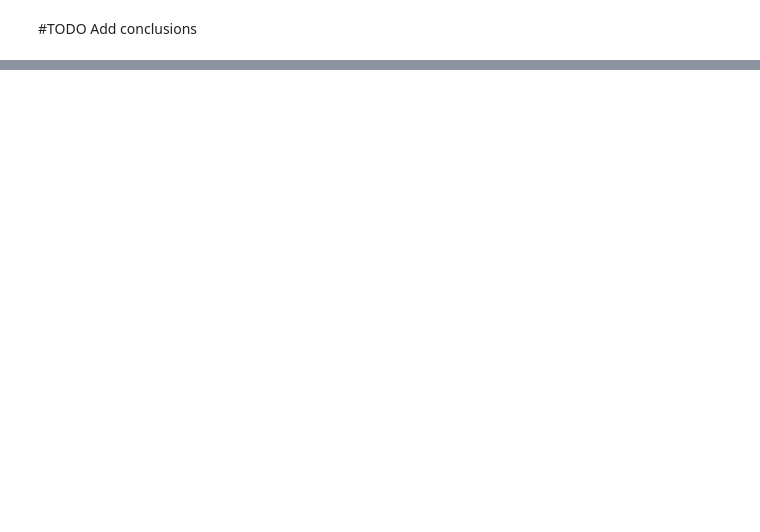
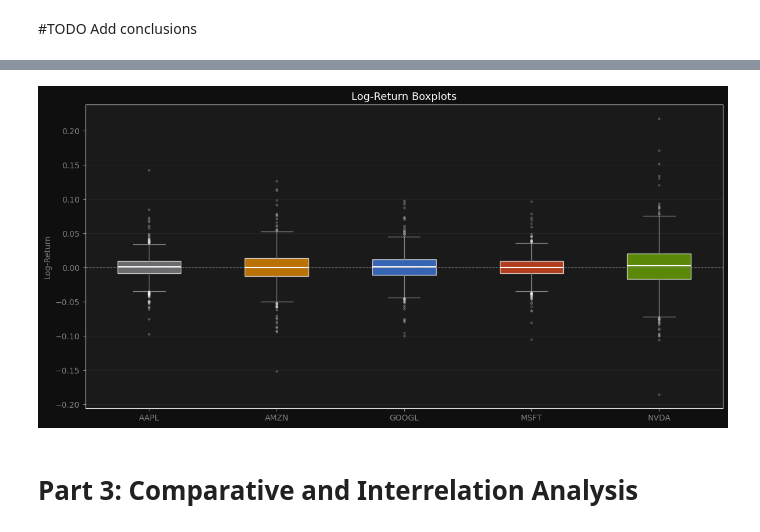
Before and after one commit to RobertArustamyan/QFProject1, a Jupyter notebook: main.ipynb, the cells around one changed output, grey strips where cells are left out. Saved outputs shown, nothing was run; the diff lists cells and outputs as text; code cells hidden in the pictures; blank space fills up the shorter version.

Commit message:
Part 2 finished

```diff
--- a/main.ipynb
+++ b/main.ipynb
@@ -155,2 +155,21 @@ summary_log_daily
 # %%
 # TODO Add conclusion
+# %%
+# Figure 1: Hystograms
+fig, axes = plt.subplots(5, 1, figsize=(14, 18), sharex=True)
+fig.patch.set_facecolor("#0F0F0F")
+fig.suptitle("Log-Return Histograms", color="white", fontsize=14)
+
+for ax, ticker in zip(axes, log_daily_returns.columns):
+    ax.set_facecolor("#1A1A1A")
+    ax.hist(log_daily_returns[ticker].dropna(), bins=80, color=colors[ticker], alpha=0.75, edgecolor="none")
+    ax.axvline(0, color="gray", linewidth=0.8, linestyle="--")
+    ax.axvline(log_daily_returns[ticker].mean(), color="white", linewidth=1.2, linestyle="--", label="mean")
+    ax.set_ylabel(ticker, color=colors[ticker], fontsize=10)
+    ax.tick_params(colors="gray")
+    ax.grid(axis="y", color="#2A2A2A", linewidth=0.5)
+    ax.legend(facecolor="#1A1A1A", labelcolor="white", fontsize=8)
+
+plt.tight_layout()
+plt.savefig("plots/histograms.png", facecolor=fig.get_facecolor())
+plt.show()
@@ -156,0 +178,36 @@ summary_log_daily
+# %%
+# Figure 2: Boxplots
+fig, ax = plt.subplots(figsize=(12, 6))
+fig.patch.set_facecolor("#0F0F0F")
+ax.set_facecolor("#1A1A1A")
+
+bp = ax.boxplot(
+    [log_daily_returns[ticker] for ticker in log_daily_returns.columns],
+    labels=log_daily_returns.columns,
+    patch_artist=True,
+    medianprops=dict(color="white", linewidth=1.5),
+    whiskerprops=dict(color="gray"),
+    capprops=dict(color="gray"),
+    flierprops=dict(marker="o", markersize=2, alpha=0.3)
+)
+
+for patch, ticker in zip(bp["boxes"], log_daily_returns.columns):
+    patch.set_facecolor(colors[ticker])
+    patch.set_alpha(0.7)
+
+for flier, ticker in zip(bp["fliers"], log_daily_returns.columns):
+    flier.set_color(colors[ticker])
+
+ax.axhline(0, color="gray", linewidth=0.8, linestyle="--")
+ax.set_title("Log-Return Boxplots", color="white", fontsize=13)
+ax.set_ylabel("Log-Return", color="gray")
+ax.tick_params(colors="gray")
+ax.grid(axis="y", color="#2A2A2A", linewidth=0.5)
+
+plt.tight_layout()
+plt.savefig("plots/boxplots.png", facecolor=fig.get_facecolor())
+plt.show()
+# %% [output]
+[figure, added]
+# %% [markdown]
+# Part 3: Comparative and Interrelation Analysis
```
Also changed, not shown: parts of 7 cells of this notebook, 8 other files.
